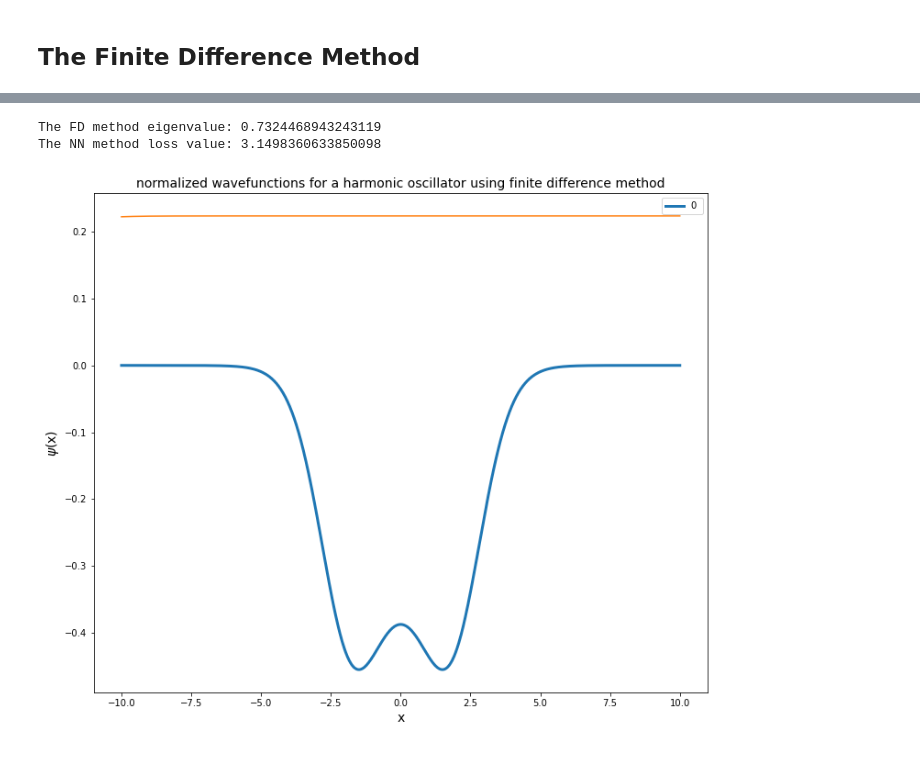
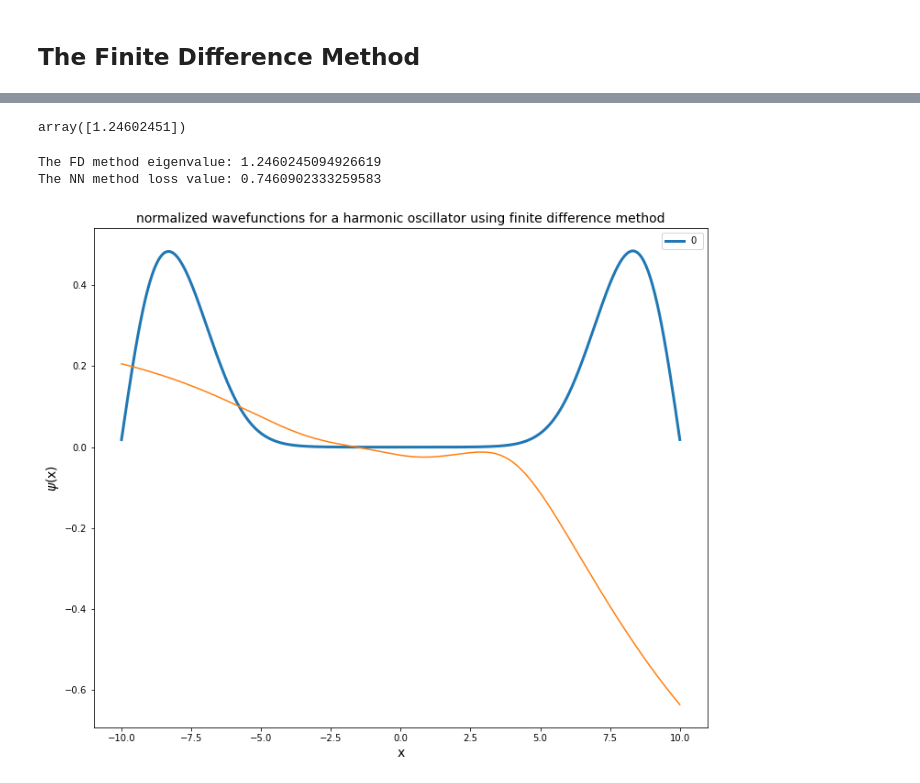
Before and after one commit to trungdoquoc/reu-math-2022, a Jupyter notebook: mini_batch_adam_pf.ipynb, the cells around one changed output, grey strips where cells are left out. Drawn from its saved outputs; the diff is of its cells as text; code cells hidden in the pictures.

```diff
--- a/mini_batch_adam_pf.ipynb
+++ b/mini_batch_adam_pf.ipynb
@@ -113,6 +115,16 @@ NameError: name 'p_fn' is not defined
 # %%
+# ITERATIVE
+tensor_points = []
+for i in DISCRETE_POINTS:
+    x_i = torch.tensor([i], requires_grad=True, dtype=torch.float)
+    tensor_points.append(x_i)
 start1 = time.time()
-epsilon_Loss_penalty(p_fn, model_32, LAMBDA_PEN, U_BOUND, np.random.choice(DISCRETE_POINTS, size=32))
+epsilon_Loss_penalty(p_fn, model_32, LAMBDA_PEN,
+                     U_BOUND, np.random.choice(DISCRETE_POINTS, size=32))
+
+# for i in tensor_points:
+#     u_prime = model_64.u_prime(x_i)
+
 end1 = time.time()
 time1 = end1-start1
 print("Time " + str(time1))
@@ -305,4 +325,11 @@ p_fn.ci_list
 # %%
+class X_Square:
+    def __init__(self, const):
+        self.const = const
+
+    def forward(self, x):
+        return x**2 + self.const + 13*math.sin(x)
+
 class Potential_Function:
     def __init__(self, c_0=0,
                  M_points=M_POINTS,
@@ -367,8 +394,8 @@ class Potential_Function:
 #         rescaled_y = [(i-min_v)/(max_min) for i in new_y]
 #         plt.plot(DISCRETE_POINTS, rescaled_y)
 
-        c = 5/max_v
-        self.set_rescale_factor(c)
+#         c = 5/max_v
+#         self.set_rescale_factor(c)
         return
 # %%
 def model_on_interval(nn_model, discrete_points):
@@ -412,6 +439,7 @@ print(time2)
 learningRate = 0.01
 
 #INIT MODEL
+batch_model = Nonlinear(20)
 model_32 = Nonlinear(20)
 model_64 = Nonlinear(20)
 model_128 = Nonlinear(20)
@@ -426,7 +454,7 @@ if torch.cuda.is_available():
 #                                 momentum=0.9)
 
 # Adam:
-adam_optimizer = torch.optim.Adam(model_32.parameters(),
+adam_optimizer = torch.optim.Adam(batch_model.parameters(),
                                     lr=learningRate,
                                     betas=(0.9, 0.999),
                                     eps=1e-08,
@@ -555,7 +642,7 @@ plot_figure(model_res_64[0], (model_res_64[2]))
 x_values = np.linspace(L_BOUND, U_BOUND, N_POINTS)
 x_vals = [torch.tensor([i], requires_grad=True, dtype=torch.float) for i in np.linspace(L_BOUND, U_BOUND, N_POINTS)]
 
-model_output = model_on_interval(model_64, DISCRETE_POINTS)
+model_output = model_on_interval(batch_model, DISCRETE_POINTS)
 
 plot_figure(x_values, model_output)
 # plot_figure(x_values, model_output)
@@ -657,11 +744,15 @@ print(fd_res2[0])
+# %%
+fd_res[0]
+# %% [output]
+array([1.24602451])
 # %%
-loss_val = epsilon_Loss(p_fn, model_64, U_BOUND, DISCRETE_POINTS)
+loss_val = epsilon_Loss_penalty(p_fn, batch_model, LAMBDA_PEN, U_BOUND, DISCRETE_POINTS)[0]
 print("The FD method eigenvalue: " + str(fd_res[0][0]))
 print("The NN method loss value: " + str(loss_val.item()))
 # %% [output]
-The FD method eigenvalue: 0.7324468943243119
-The NN method loss value: 3.1498360633850098
+The FD method eigenvalue: 1.2460245094926619
+The NN method loss value: 0.7460902333259583
 # %%
-plot_finite_diff_sol(fd_res[0], fd_res[1], DISCRETE_POINTS, model_64)
+plot_finite_diff_sol(fd_res[0], fd_res[1], DISCRETE_POINTS, batch_model)
 # %% [output]
-[figure, old version]
+[figure, new version]
```
Also changed, not shown: parts of 24 cells of this notebook.
